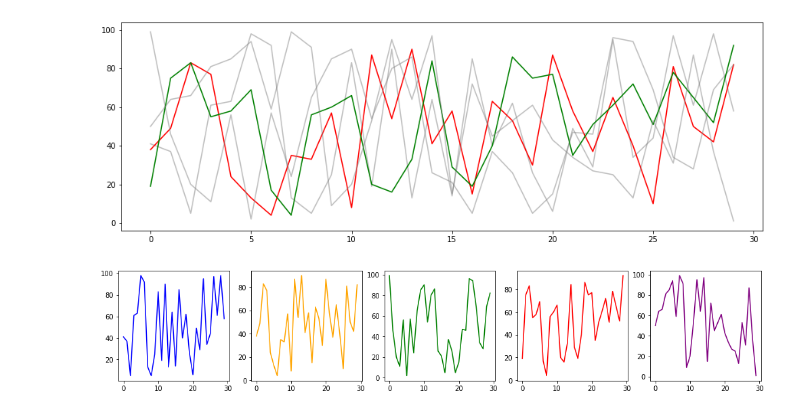
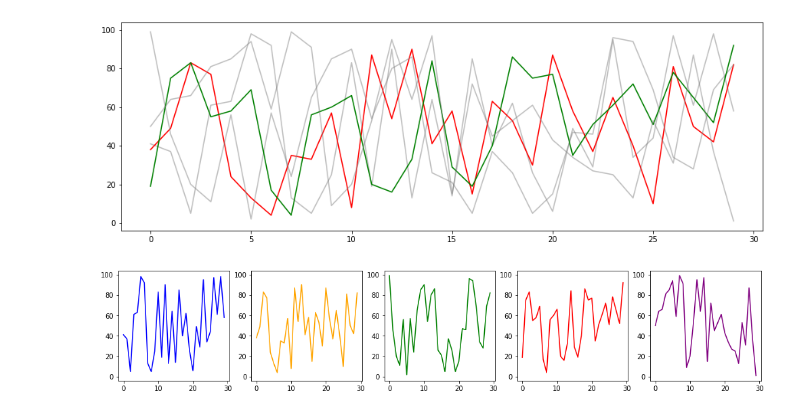
Before and after one commit to Bertonc98/BadCharts, a Jupyter notebook: TooInfos.ipynb, the cells around one changed output. Saved outputs shown, nothing was run; the diff lists cells and outputs as text; code cells hidden in the pictures.

```diff
--- a/TooInfos.ipynb
+++ b/TooInfos.ipynb
@@ -30,12 +30,16 @@ plt.show()
 # %%
 col = ['blue', 'orange', 'green', 'red', 'purple']
 plt.figure(figsize=(17, 3))
 plt.subplot(151)
 pos=1
 for i in range(0, len(lista)):
-    plt.subplot(1,5,pos)
+    if i==0:
+        ax=plt.subplot(1,5,pos)
+    else:
+        plt.subplot(1,5,pos, sharey=ax)
     plt.plot(lista[i], color=col[i])
+
     pos=pos+1
 plt.show()
 # %% [output]
-[figure, old version]
+[figure, new version]
```
